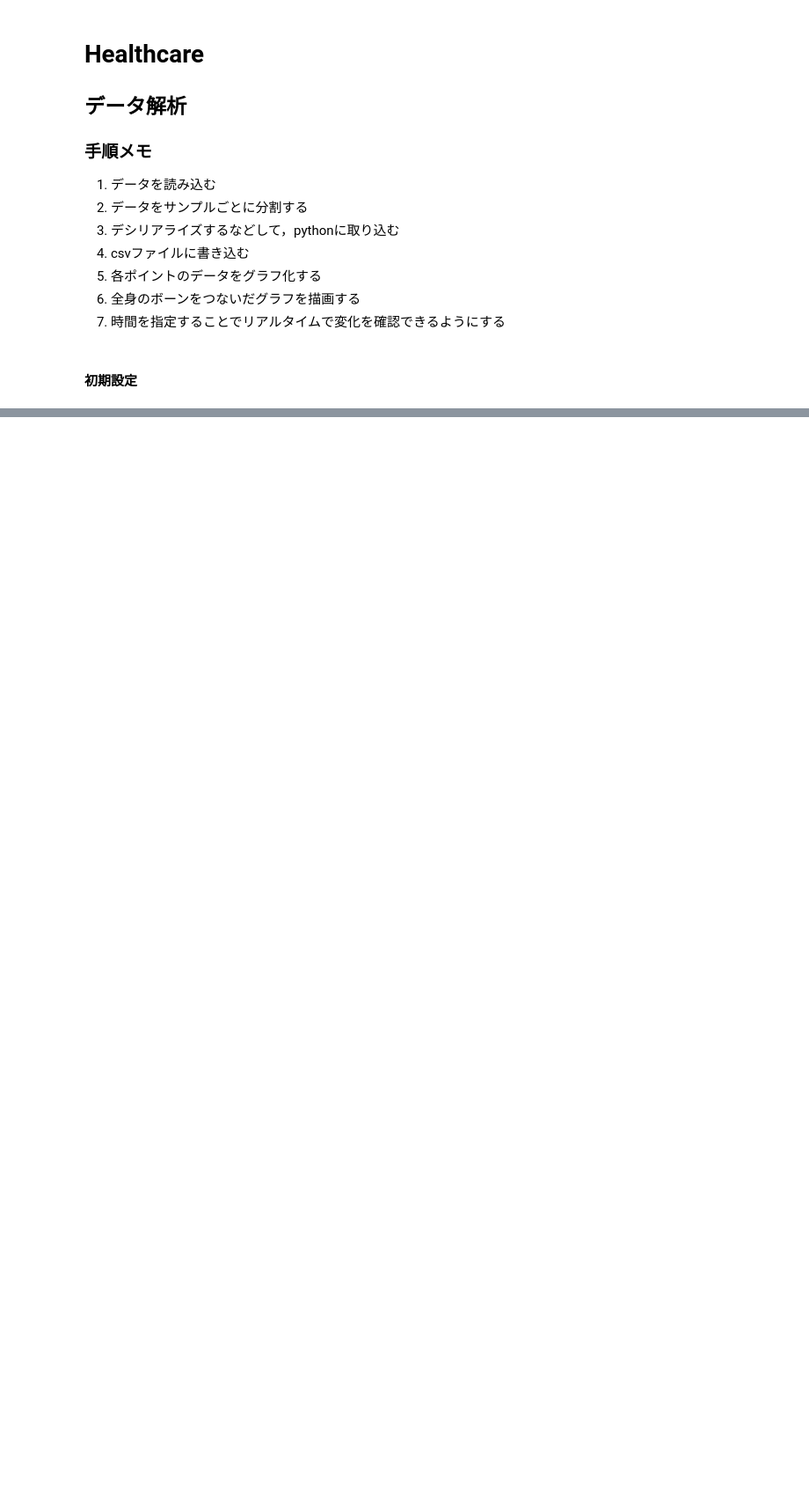
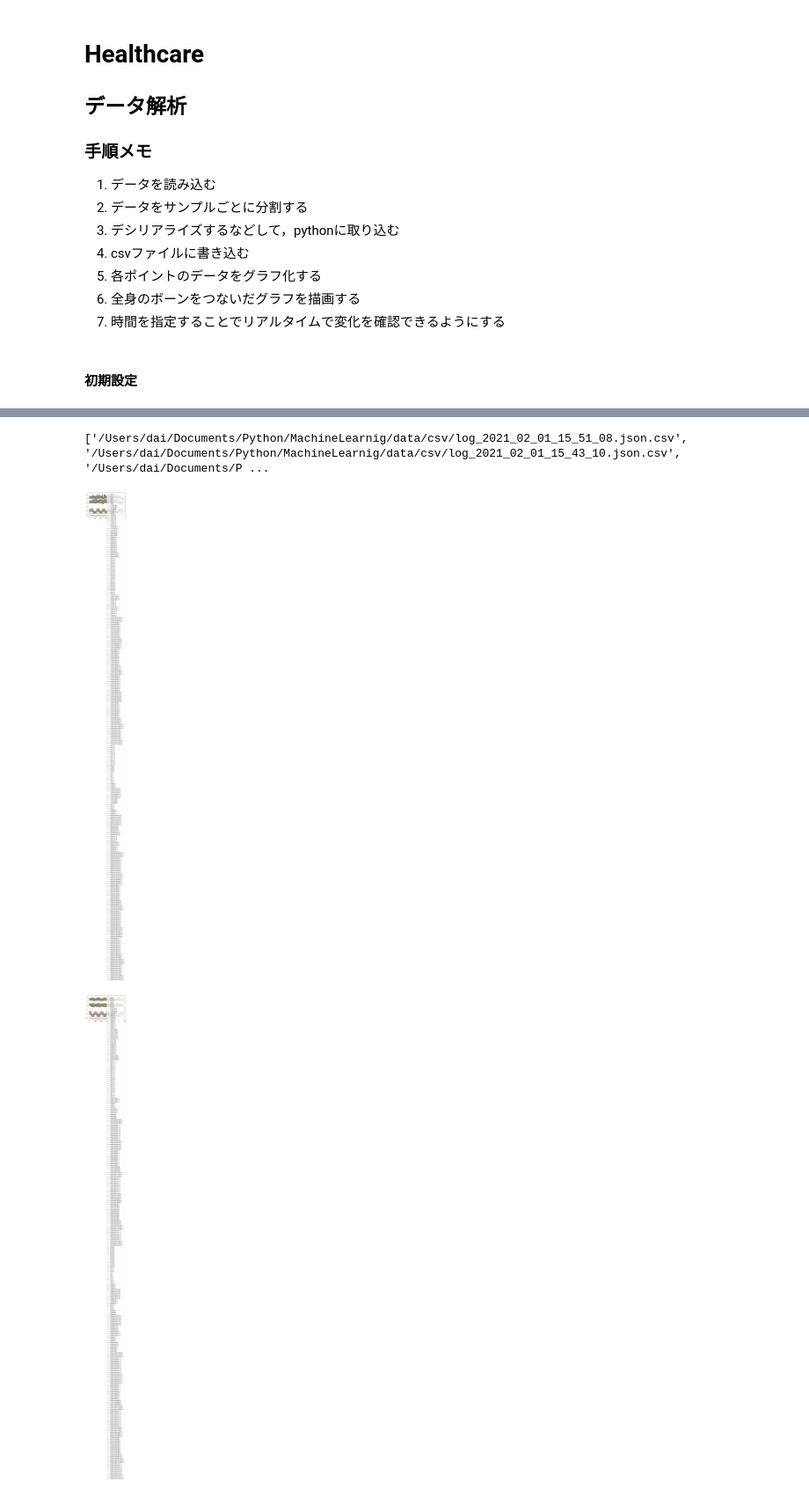
Before and after one commit to Eotel/MachineLearnig, a Jupyter notebook: DataVisualize.ipynb, the cells around one changed output, grey strips where cells are left out. Shown at 88% size. Cells and saved outputs as stored; diff of their text form; code cells hidden in the pictures; blank space fills up the shorter version.

```diff
--- a/DataVisualize.ipynb
+++ b/DataVisualize.ipynb
@@ -56,9 +14,0 @@ def save_log_to_csv(row):
-# %%
-path = r"C:\Users\dai\Downloads\healthcare\log_2021_02_01_15_43_43.json"
-json_string_list = get_string_list_from_file_path(path)
-objs = []
-
-for s in json_string_list:
-    objs.append(get_obj_from_json_str(s))
-
-print(objs[0])
@@ -68,0 +155,27 @@ print(objs[0])
+# %%
+data_folder_path = CURRENT_DIR + '/data/healthcare'
+files = glob.glob(data_folder_path + '/*.json')
+
+for file in files:
+    logger.info(file)
+    json_string_list = get_string_list_from_file_path(file)
+
+    objs = []
+    for s in json_string_list:
+        objs.append(get_obj_from_json_str(s))
+
+    row = []
+    file_name = os.path.basename(file)
+    csv_file_name = file_name + '.csv'
+
+    for obj in objs:
+        if not 'time' in obj: continue
+
+        row.append(obj['time'])
+        positions = obj['boneTransformData']['positions']
+        for pos in positions:
+            row.append(pos['x'])
+            row.append(pos['y'])
+            row.append(pos['z'])
+        save_log_to_csv(csv_file_name, row)
+        row = []
@@ -68,0 +217,12 @@ print(objs[0])
+# %%
+csv_folder_path = CURRENT_DIR + '/data/csv'
+files = glob.glob(csv_folder_path + '/*.csv')
+print(files)
+
+for file in files:
+    data = pd.read_csv(file, encoding = 'UTF8')
+    data.plot()
+# %% [output]
+['/Users/dai/Documents/Python/MachineLearnig/data/csv/log_2021_02_01_15_51_08.json.csv', '/Users/dai/Documents/Python/MachineLearnig/data/csv/log_2021_02_01_15_43_10.json.csv', '/Users/dai/Documents/P ...
+[figure, added]
+[figure, added]
```
Also changed, not shown: parts of 5 cells of this notebook.
